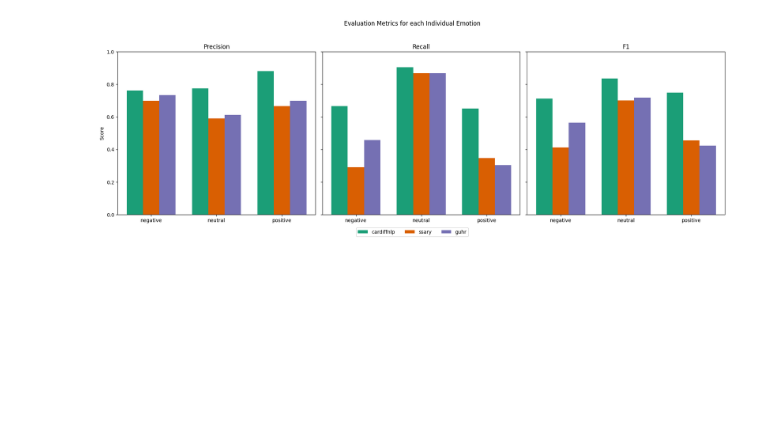
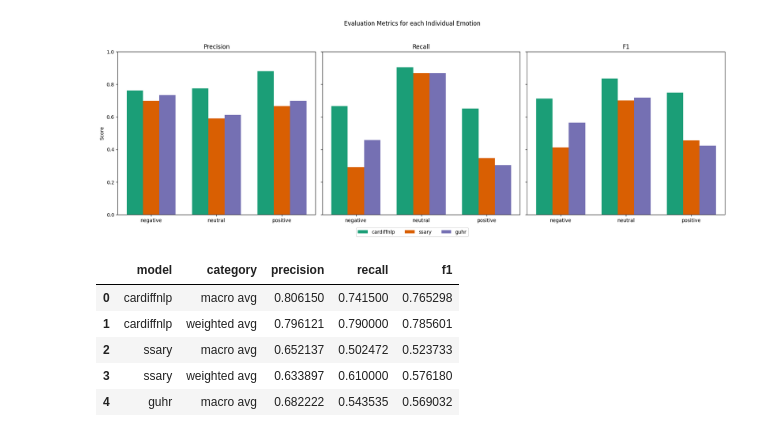
Before and after one commit to MaximilianWeiland/SMDA_Final_Project, a Jupyter notebook: 03_sentiment_classification/validation.ipynb, the cells around one changed output. Saved outputs shown, nothing was run; the diff lists cells and outputs as text; code cells hidden in the pictures; blank space fills up the shorter version.

```diff
--- a/03_sentiment_classification/validation.ipynb
+++ b/03_sentiment_classification/validation.ipynb
@@ -185,3 +200,40 @@ plt.tight_layout(rect=[0, 0, 1, 0.95])
 plt.show()
 # %% [output]
 [figure]
+# %%
+# define empty list to store all metrics in
+avg_metrics_list = []
+
+# loop over models
+for model in models:
+
+    # extract ground truth and predictions
+    pred_col_name = "prediction_" + model
+    y_true = sampled_labelled_posts["label"]
+    y_pred = sampled_labelled_posts[pred_col_name]
+
+    # get the classification report as dictionary
+    report = classification_report(y_true, y_pred, output_dict=True, zero_division=0)
+
+    # loop over classes and store metrics
+    for category, metrics in report.items():
+        # consider only macro metrics
+        if category in ["macro avg", "weighted avg"]:
+            avg_metrics_list.append({
+                "model": model,
+                "category": category,
+                "precision": metrics["precision"],
+                "recall": metrics["recall"],
+                "f1": metrics["f1-score"]
+            })
+
+# convert to df and show first few rows
+avg_metrics_df = pd.DataFrame(avg_metrics_list)
+avg_metrics_df.head()
+# %% [output]
+|  | model | category | precision | recall | f1 |
+| 0 | cardiffnlp | macro avg | 0.806150 | 0.741500 | 0.765298 |
+| 1 | cardiffnlp | weighted avg | 0.796121 | 0.790000 | 0.785601 |
+| 2 | ssary | macro avg | 0.652137 | 0.502472 | 0.523733 |
+| 3 | ssary | weighted avg | 0.633897 | 0.610000 | 0.576180 |
+| 4 | guhr | macro avg | 0.682222 | 0.543535 | 0.569032 |
```
Also changed, not shown: parts of 8 cells of this notebook, 3 other files.
